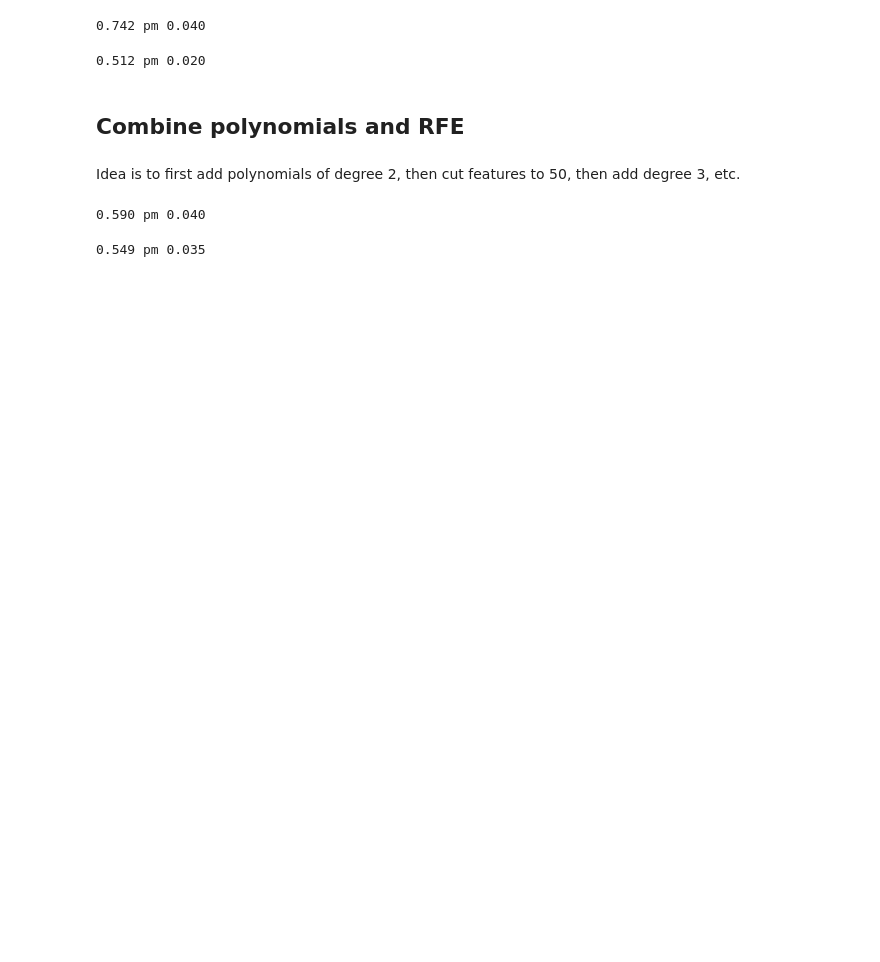
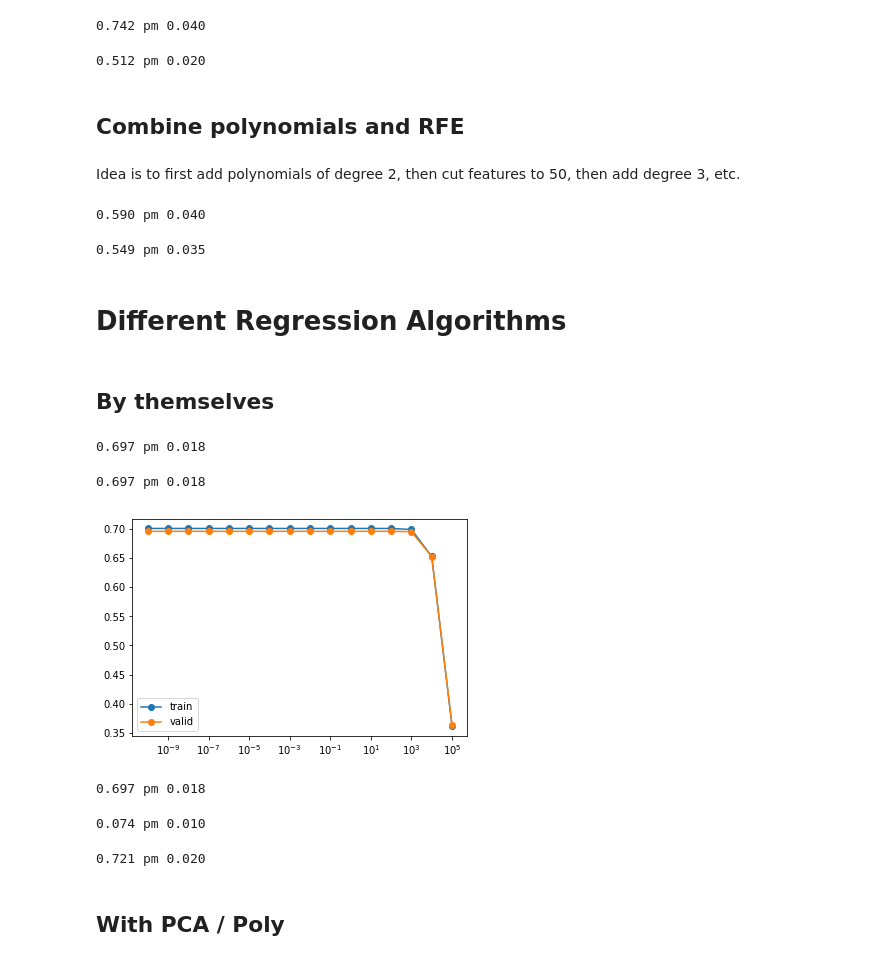
Before and after one commit to christopherbronner/house-prices, a Jupyter notebook: house_prices_develop_11-28.ipynb, the cells around one changed output. Drawn from its saved outputs; the diff is of its cells as text; code cells hidden in the pictures; blank space fills up the shorter version.

```diff
--- a/house_prices_develop_11-28.ipynb
+++ b/house_prices_develop_11-28.ipynb
@@ -425,3 +426,74 @@ cvs = cross_val_score(estimator=lr, X=X_rfe,
 print('%.3f pm %.3f' % (cvs.mean(), cvs.std()))
 # %% [output]
 0.549 pm 0.035
+# %% [markdown]
+# Different Regression Algorithms
+# %% [markdown]
+## By themselves
+# %%
+# Linear Regression
+cvs = cross_val_score(estimator=lr, X=X_trval.drop('date', axis=1),
+                                    y=y_trval,
+                                        cv=10, scoring='r2')
+print('%.3f pm %.3f' % (cvs.mean(), cvs.std()))
+# %% [output]
+0.697 pm 0.018
+# %%
+# Ridge
+from sklearn import linear_model
+ridge = linear_model.Ridge(alpha=0.00000001)
+cvs = cross_val_score(estimator=ridge, X=X_std,
+                                    y=y_trval,
+                                        cv=10, scoring='r2')
+print('%.3f pm %.3f' % (cvs.mean(), cvs.std()))
+# %% [output]
+0.697 pm 0.018
+# %%
+# Trying different alpha parameters for Ridge regression
+from sklearn.model_selection import validation_curve
+#test_int = [0.000001, 0.00001, 0.0001, 0.001, 0.01, 0.1, 1, 10, 100, 1000]
+test_int = np.logspace(-10, 5, 16)
+
+ridge = linear_model.Ridge()
+train_scores, valid_scores = validation_curve(ridge, X_std, y_trval, "alpha",
+                                              test_int,
+                                               cv=5)
+
+plt.semilogx(test_int, np.mean(train_scores, axis=1), marker='o', label='train')
+plt.semilogx(test_int, np.mean(valid_scores, axis=1), marker='o', label='valid')
+plt.legend()
+plt.show()
+# %% [output]
+[figure, added]
+# %%
+# Lasso
+lasso = linear_model.Lasso(alpha=1)
+cvs = cross_val_score(estimator=lasso, X=X_std,
+                                    y=y_trval,
+                                        cv=10, scoring='r2')
+print('%.3f pm %.3f' % (cvs.mean(), cvs.std()))
+# %% [output]
+0.697 pm 0.018
+# %%
+# Support Vector Regression
+from sklearn.svm import SVR
+svr = SVR(kernel='linear', C=1)
+cvs = cross_val_score(estimator=svr, X=X_std,
+                                    y=y_trval,
+                                        cv=5, scoring='r2')
+print('%.3f pm %.3f' % (cvs.mean(), cvs.std()))
+# %% [output]
+0.074 pm 0.010
+# %%
+# Random Forest Regressor
+from sklearn.ensemble import RandomForestRegressor
+regr = RandomForestRegressor(max_depth=4, random_state=0,
+                              n_estimators=200)
+cvs = cross_val_score(estimator=regr, X=X_std,
+                                    y=y_trval,
+                                        cv=10, scoring='r2')
+print('%.3f pm %.3f' % (cvs.mean(), cvs.std()))
+# %% [output]
+0.721 pm 0.020
+# %% [markdown]
+## With PCA / Poly
```
Also changed, not shown: parts of 10 cells of this notebook, 2 other files.
